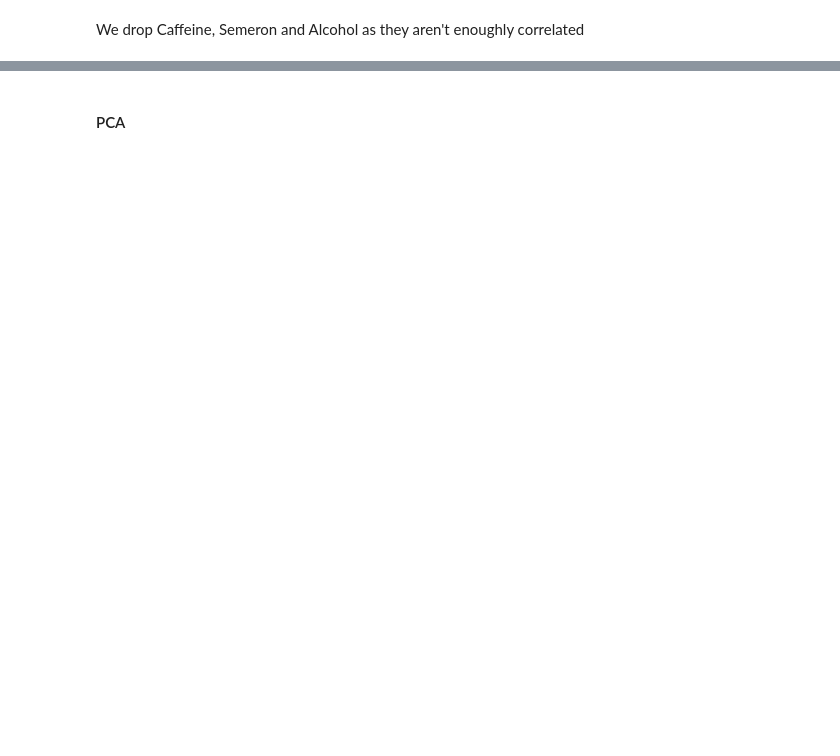
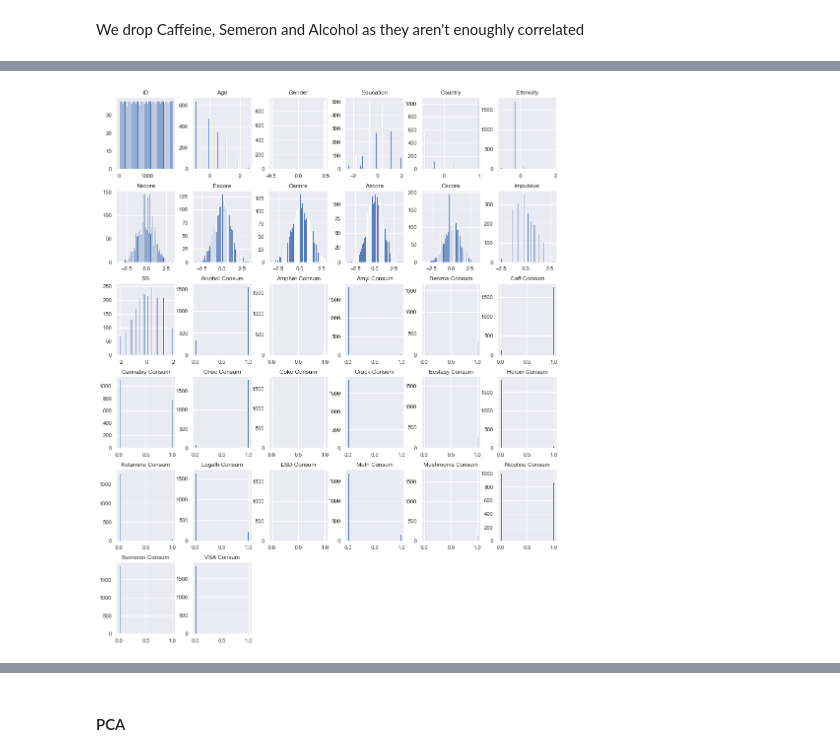
Before and after one commit to ras-000212/ESILV4-DIA-DataAnalysis-Project, a Jupyter notebook: data_analysis.ipynb, the cells around one changed output, grey strips where cells are left out. Cells and saved outputs as stored; diff of their text form; code cells hidden in the pictures; blank space fills up the shorter version.

```diff
--- a/data_analysis.ipynb
+++ b/data_analysis.ipynb
@@ -320,0 +341,4 @@ df_num
+# %%
+df_month = df_original.replace(to_replace=["CL0","CL1","CL2","CL3"], value = 0)
+df_month = df_month.replace(to_replace=["CL4","CL5","CL6"], value = 1)
+df_month.head()
@@ -320,0 +353,4 @@ df_num
+# %%
+df_month.hist(figsize=(16, 20), bins=50);
+# %% [output]
+[figure, added]
```
Also changed, not shown: parts of 22 cells of this notebook, 1 other file.
